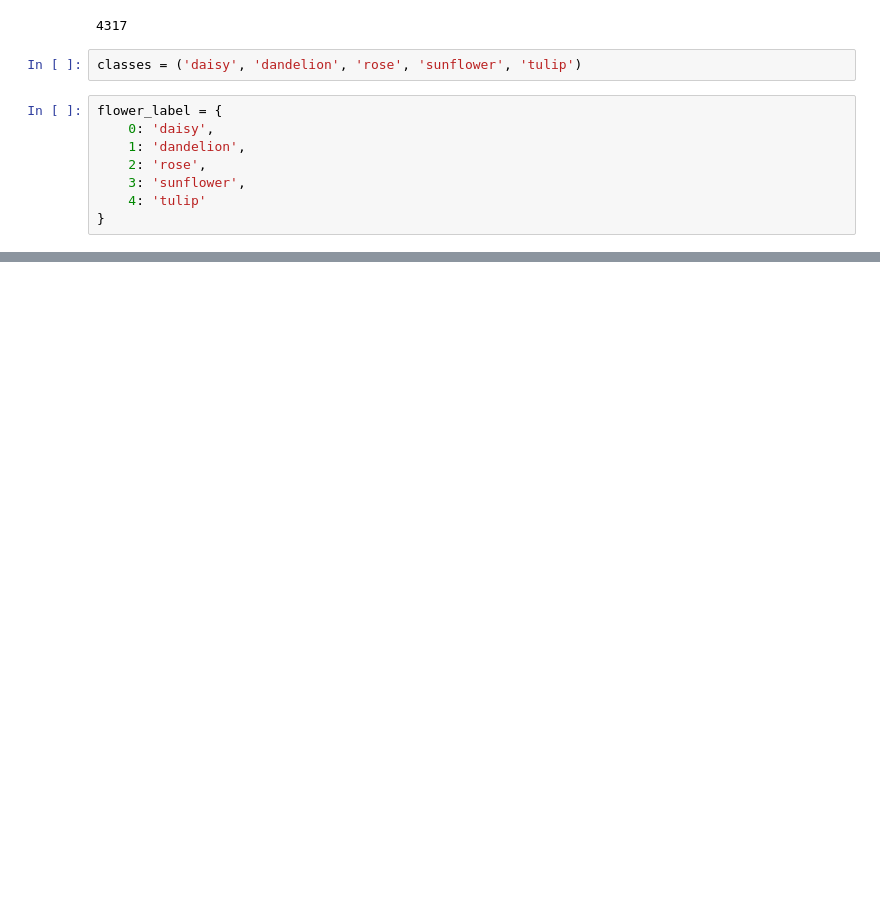
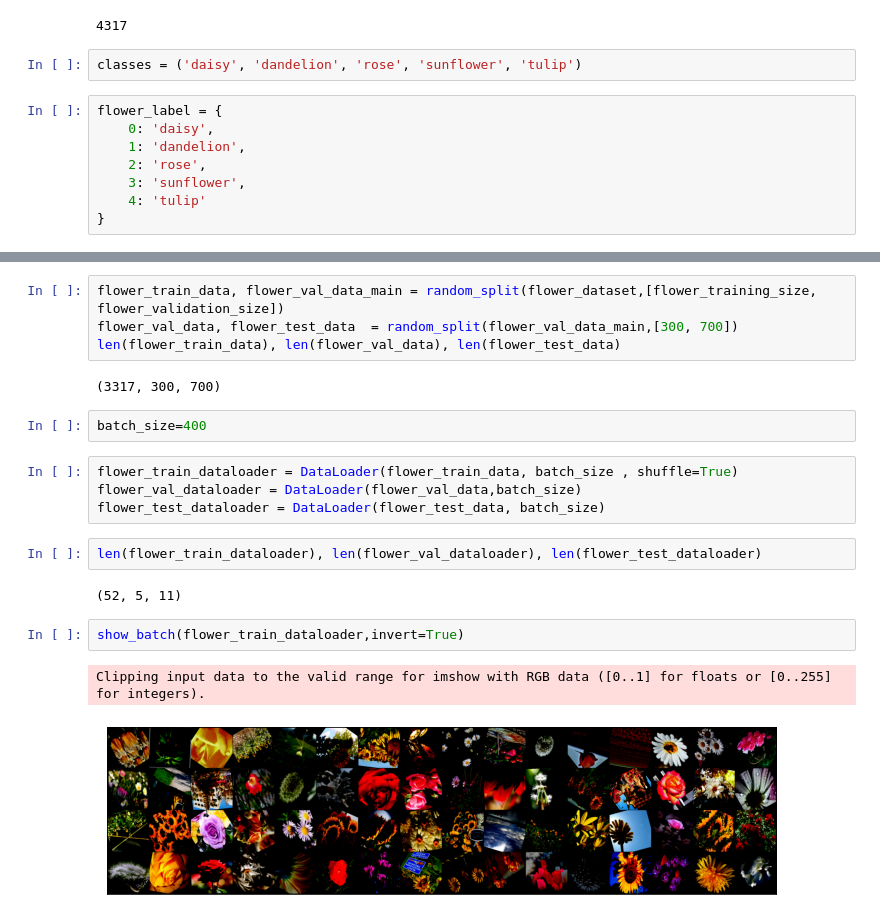
Before and after one commit to AishwaryaKalmangi/Flower-Recognition, a Jupyter notebook: Final-Flower.ipynb, the cells around one changed output, grey strips where cells are left out. Drawn from its saved outputs; the diff is of its cells as text; blank space fills up the shorter version.

```diff
--- a/Final-Flower.ipynb
+++ b/Final-Flower.ipynb
@@ -51,0 +71,21 @@ flower_label = {
+# %%
+flower_train_data, flower_val_data_main = random_split(flower_dataset,[flower_training_size, flower_validation_size])
+flower_val_data, flower_test_data  = random_split(flower_val_data_main,[300, 700])
+len(flower_train_data), len(flower_val_data), len(flower_test_data)
+# %% [output]
+(3317, 300, 700)
+# %%
+batch_size=400
+# %%
+flower_train_dataloader = DataLoader(flower_train_data, batch_size , shuffle=True)
+flower_val_dataloader = DataLoader(flower_val_data,batch_size)
+flower_test_dataloader = DataLoader(flower_test_data, batch_size)
+# %%
+len(flower_train_dataloader), len(flower_val_dataloader), len(flower_test_dataloader)
+# %% [output]
+(52, 5, 11)
+# %%
+show_batch(flower_train_dataloader,invert=True)
+# %% [output]
+Clipping input data to the valid range for imshow with RGB data ([0..1] for floats or [0..255] for integers).
+[figure, added]
```
Also changed, not shown: parts of 15 cells of this notebook.
